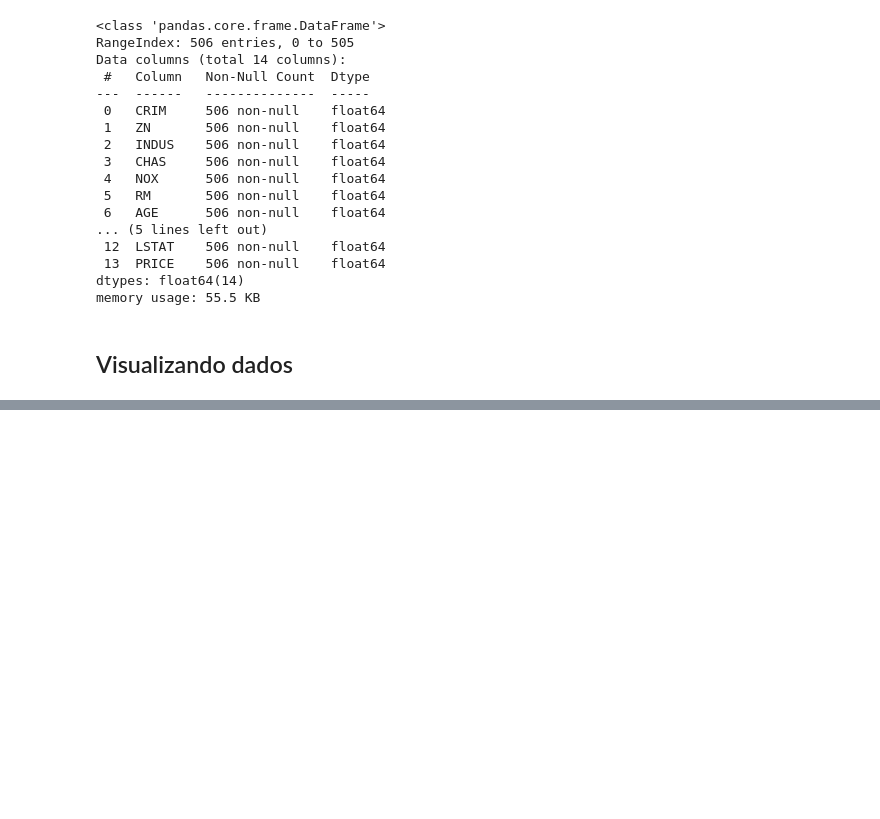
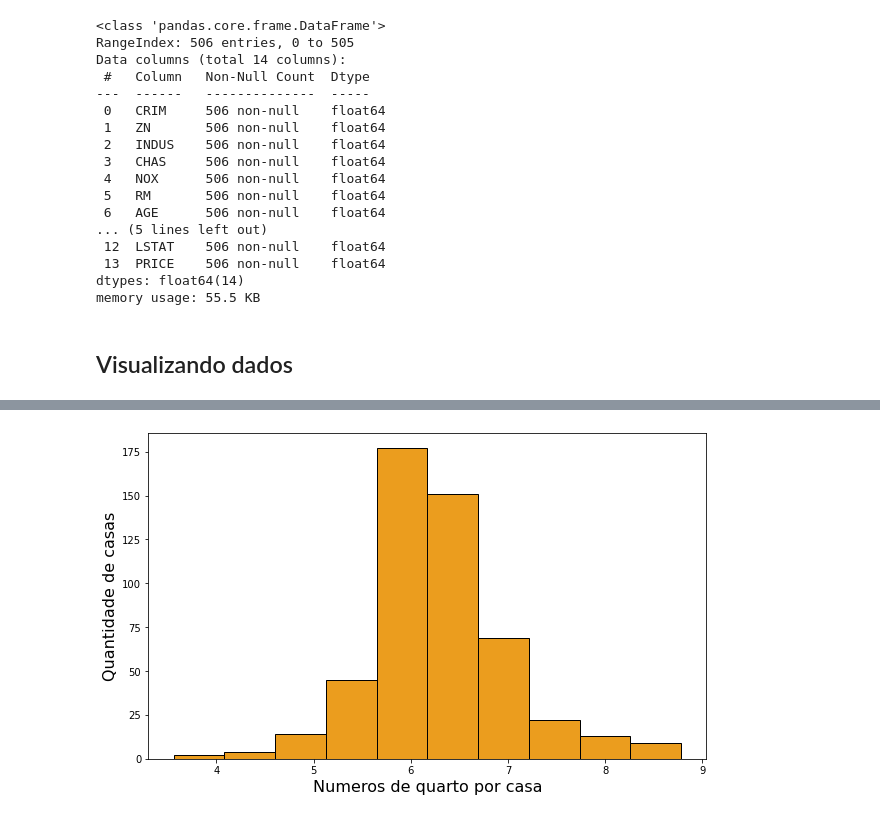
Before and after one commit to jhonatacaiob/Bootcamp-Data-Science, a Jupyter notebook: Secao-5/Regressão multivariável.ipynb, the cells around one changed output, grey strips where cells are left out. Cells and saved outputs as stored; diff of their text form; code cells hidden in the pictures; blank space fills up the shorter version.

```diff
--- a/Secao-5/Regressão multivariável.ipynb
+++ b/Secao-5/Regressão multivariável.ipynb
@@ -210,0 +223,10 @@ plt.show()
+# %%
+plt.figure(figsize= (10,6))
+plt.hist(x = dados["RM"], ec = "black", color = "#EB9D1E")
+
+plt.xlabel("Numeros de quarto por casa", fontsize = 16)
+plt.ylabel("Quantidade de casas", fontsize = 16)
+
+plt.show()
+# %% [output]
+[figure, added]
```
Also changed, not shown: parts of 5 cells of this notebook.
